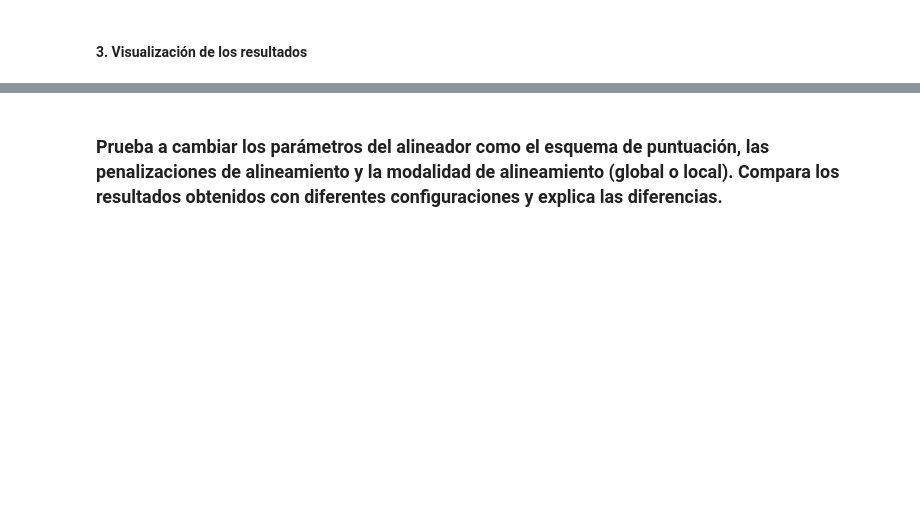
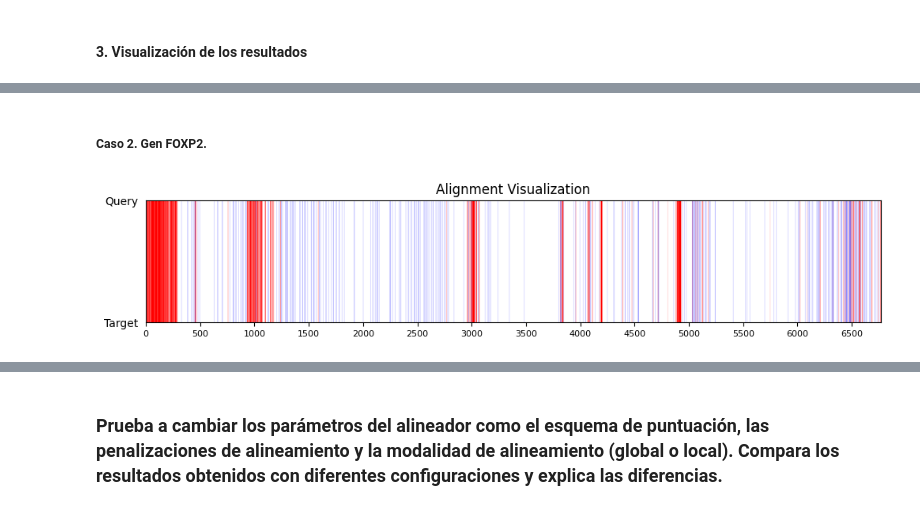
Before and after one commit to deepamino/pr2, a Jupyter notebook: Ejercicio.ipynb, the cells around one changed output, grey strips where cells are left out. Drawn from its saved outputs; the diff is of its cells as text; code cells hidden in the pictures; blank space fills up the shorter version.

```diff
--- a/Ejercicio.ipynb
+++ b/Ejercicio.ipynb
@@ -445,0 +588,6 @@ print(len(aligned_query_brca1))
+# %% [markdown]
+##### **Caso 2.** Gen FOXP2.
+# %%
+plot_alignment_map(alignment_line_foxp2)
+# %% [output]
+[figure, added]
```
Also changed, not shown: parts of 18 cells of this notebook.
